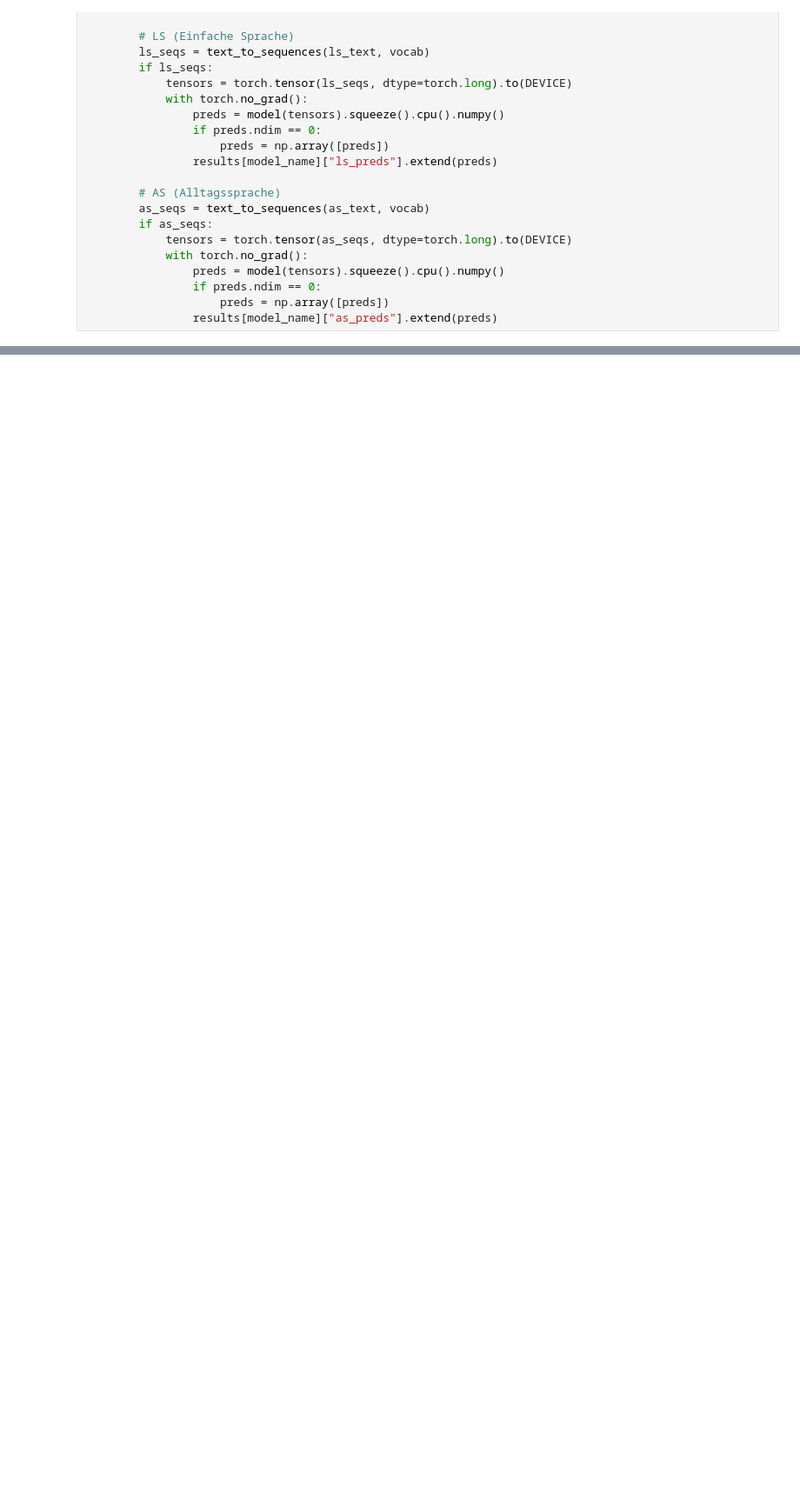
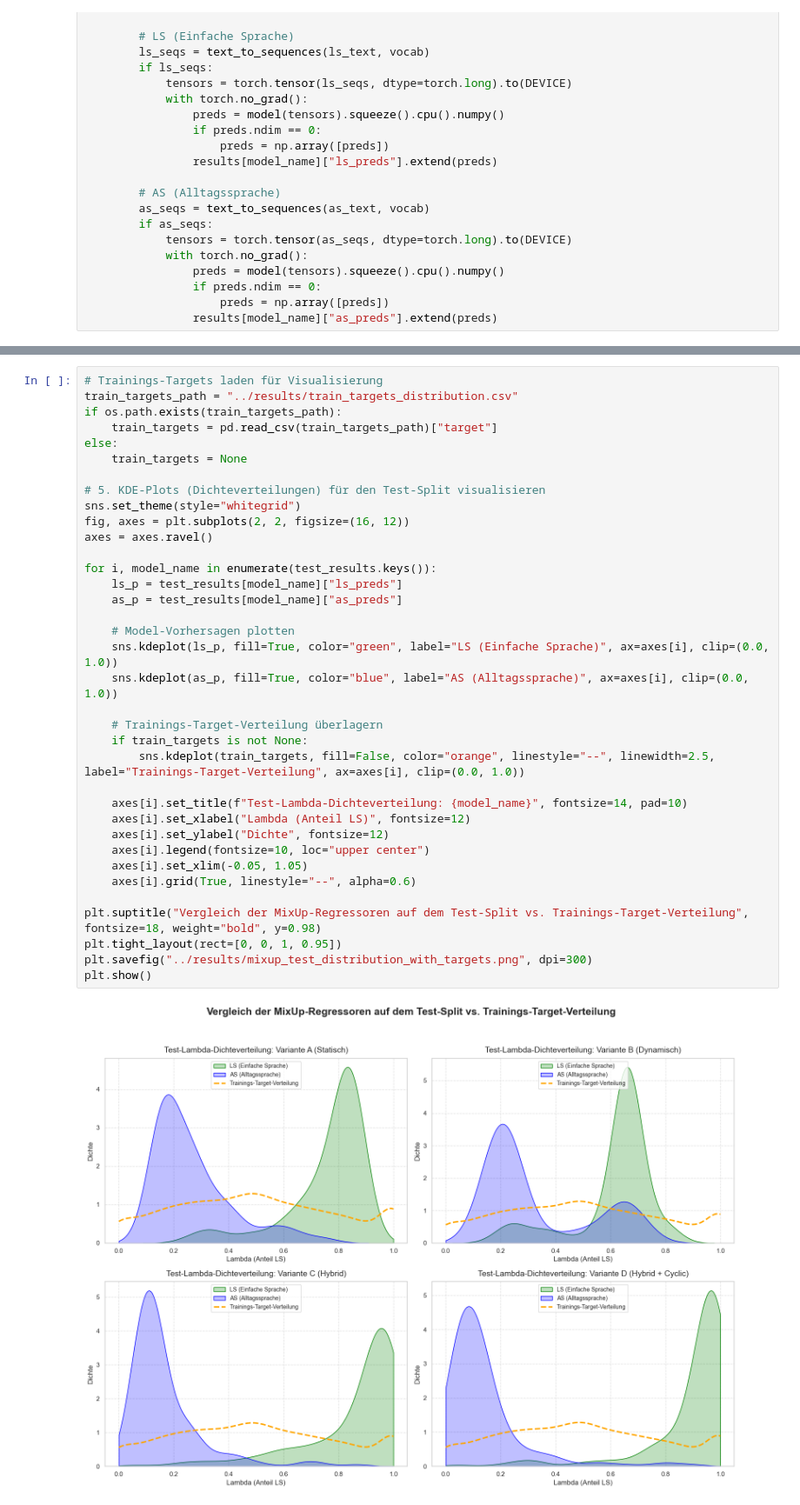
Before and after one commit to mcfiet/master-thesis, a Jupyter notebook: notebooks/4_mixup_model_evaluation.ipynb, the cells around one changed output, grey strips where cells are left out. Shown at 87% size. Saved outputs shown, nothing was run; the diff lists cells and outputs as text; blank space fills up the shorter version.

```diff
--- a/notebooks/4_mixup_model_evaluation.ipynb
+++ b/notebooks/4_mixup_model_evaluation.ipynb
@@ -255,0 +447,38 @@ plt.show()
+# %%
+# Trainings-Targets laden für Visualisierung
+train_targets_path = "../results/train_targets_distribution.csv"
+if os.path.exists(train_targets_path):
+    train_targets = pd.read_csv(train_targets_path)["target"]
+else:
+    train_targets = None
+
+# 5. KDE-Plots (Dichteverteilungen) für den Test-Split visualisieren
+sns.set_theme(style="whitegrid")
+fig, axes = plt.subplots(2, 2, figsize=(16, 12))
+axes = axes.ravel()
+
+for i, model_name in enumerate(test_results.keys()):
+    ls_p = test_results[model_name]["ls_preds"]
+    as_p = test_results[model_name]["as_preds"]
+
+    # Model-Vorhersagen plotten
+    sns.kdeplot(ls_p, fill=True, color="green", label="LS (Einfache Sprache)", ax=axes[i], clip=(0.0, 1.0))
+    sns.kdeplot(as_p, fill=True, color="blue", label="AS (Alltagssprache)", ax=axes[i], clip=(0.0, 1.0))
+
+    # Trainings-Target-Verteilung überlagern
+    if train_targets is not None:
+        sns.kdeplot(train_targets, fill=False, color="orange", linestyle="--", linewidth=2.5, label="Trainings-Target-Verteilung", ax=axes[i], clip=(0.0, 1.0))
+
+    axes[i].set_title(f"Test-Lambda-Dichteverteilung: {model_name}", fontsize=14, pad=10)
+    axes[i].set_xlabel("Lambda (Anteil LS)", fontsize=12)
+    axes[i].set_ylabel("Dichte", fontsize=12)
+    axes[i].legend(fontsize=10, loc="upper center")
+    axes[i].set_xlim(-0.05, 1.05)
+    axes[i].grid(True, linestyle="--", alpha=0.6)
+
+plt.suptitle("Vergleich der MixUp-Regressoren auf dem Test-Split vs. Trainings-Target-Verteilung", fontsize=18, weight="bold", y=0.98)
+plt.tight_layout(rect=[0, 0, 1, 0.95])
+plt.savefig("../results/mixup_test_distribution_with_targets.png", dpi=300)
+plt.show()
+# %% [output]
+[figure, added]
```
Also changed, not shown: parts of 10 cells of this notebook, 10 other files.
